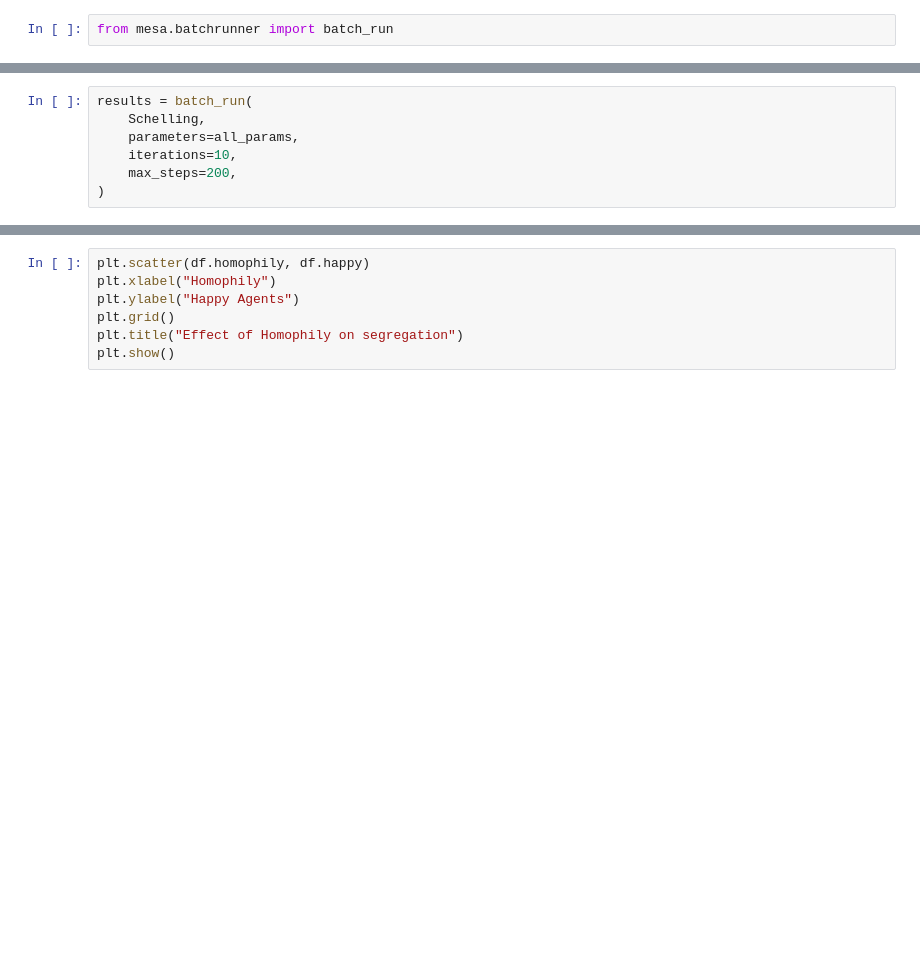
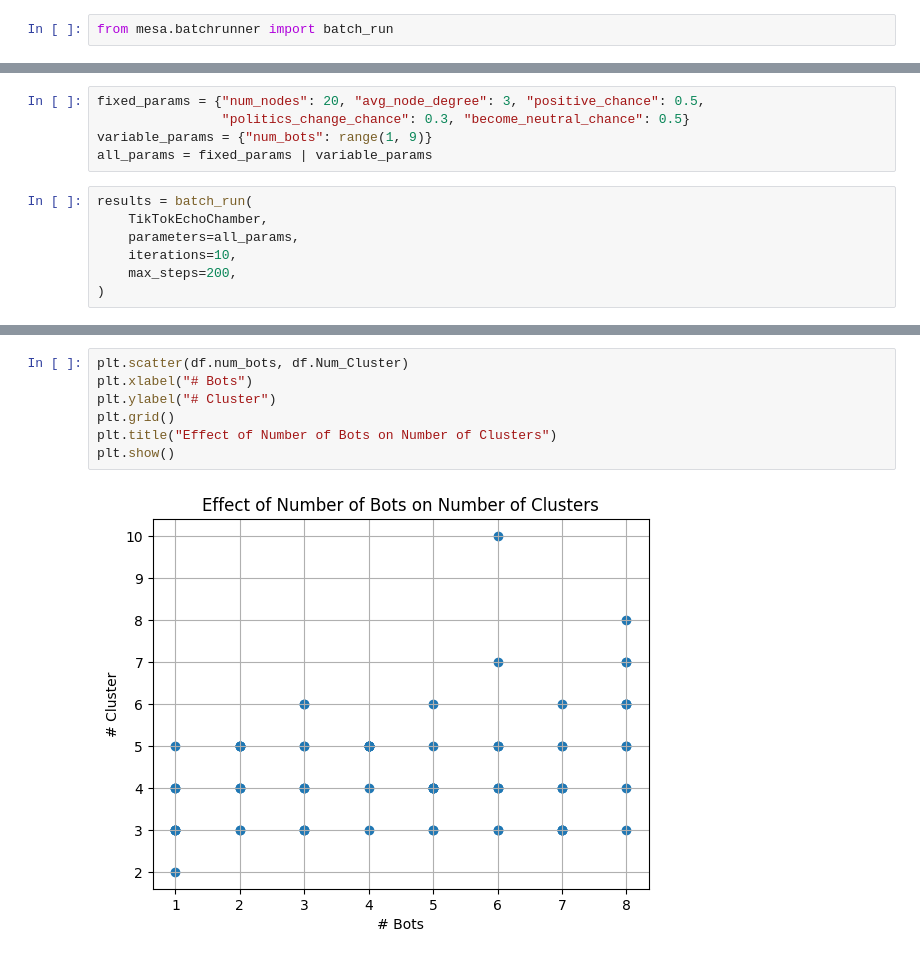
Before and after one commit to y8ahmed/eecs4461-project, a Jupyter notebook: notebooks/analysis.ipynb, the cells around one changed output, grey strips where cells are left out. Cells and saved outputs as stored; diff of their text form; blank space fills up the shorter version.

```diff
--- a/notebooks/analysis.ipynb
+++ b/notebooks/analysis.ipynb
@@ -55,6 +83,11 @@ all_params = fixed_params | variable_parms
+# %%
+fixed_params = {"num_nodes": 20, "avg_node_degree": 3, "positive_chance": 0.5,
+                "politics_change_chance": 0.3, "become_neutral_chance": 0.5}
+variable_params = {"num_bots": range(1, 9)}
+all_params = fixed_params | variable_params
 # %%
 results = batch_run(
-    Schelling,
+    TikTokEchoChamber,
     parameters=all_params,
     iterations=10,
     max_steps=200,
@@ -65,7 +112,9 @@ df
 # %%
-plt.scatter(df.homophily, df.happy)
-plt.xlabel("Homophily")
-plt.ylabel("Happy Agents")
+plt.scatter(df.num_bots, df.Num_Cluster)
+plt.xlabel("# Bots")
+plt.ylabel("# Cluster")
 plt.grid()
-plt.title("Effect of Homophily on segregation")
+plt.title("Effect of Number of Bots on Number of Clusters")
 plt.show()
+# %% [output]
+[figure, added]
```
Also changed, not shown: parts of 24 cells of this notebook, 4 other files.
